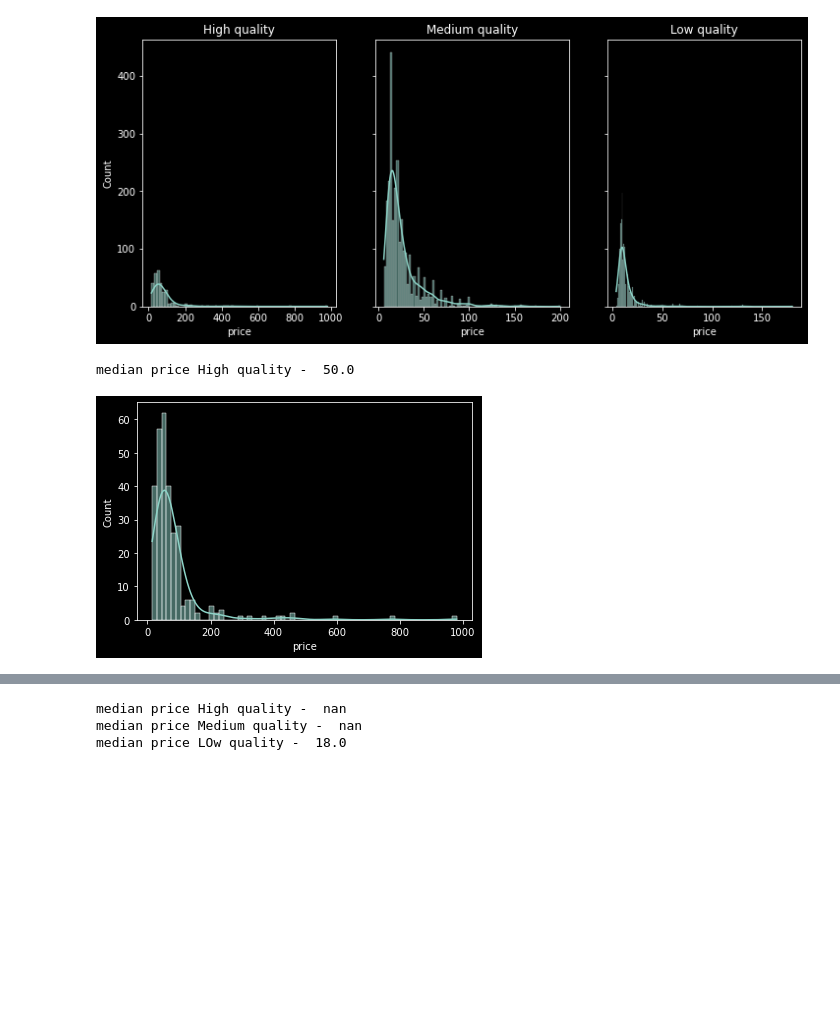
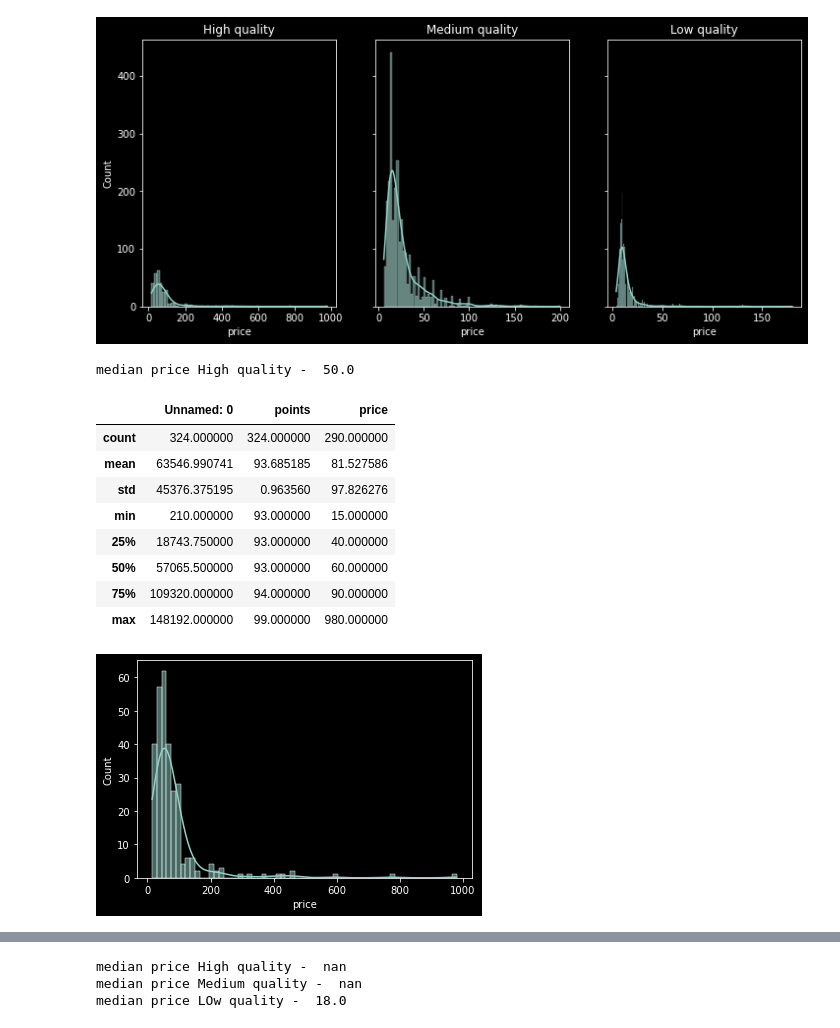
Before and after one commit to YanaOrf/BlueBerryWinery, a Jupyter notebook: Prices EDA.ipynb, the cells around one changed output, grey strips where cells are left out. Saved outputs shown, nothing was run; the diff lists cells and outputs as text; code cells hidden in the pictures; blank space fills up the shorter version.

```diff
--- a/Prices EDA.ipynb
+++ b/Prices EDA.ipynb
@@ -216,6 +218,16 @@ sns.histplot(data=LQ,x="price",kde=True,ax=axs[2])
 # %%
 sns.histplot(data=HQ,x="price",kde=True)
 print("median price High quality - ",statss.mode(HQ["price"]))
+HQ.describe()
 # %% [output]
 median price High quality -  50.0
+|  | Unnamed: 0 | points | price |
+| count | 324.000000 | 324.000000 | 290.000000 |
+| mean | 63546.990741 | 93.685185 | 81.527586 |
+| std | 45376.375195 | 0.963560 | 97.826276 |
+| min | 210.000000 | 93.000000 | 15.000000 |
+| 25% | 18743.750000 | 93.000000 | 40.000000 |
+| 50% | 57065.500000 | 93.000000 | 60.000000 |
+| 75% | 109320.000000 | 94.000000 | 90.000000 |
+| max | 148192.000000 | 99.000000 | 980.000000 |
 [figure]
```
Also changed, not shown: parts of 4 cells of this notebook.
